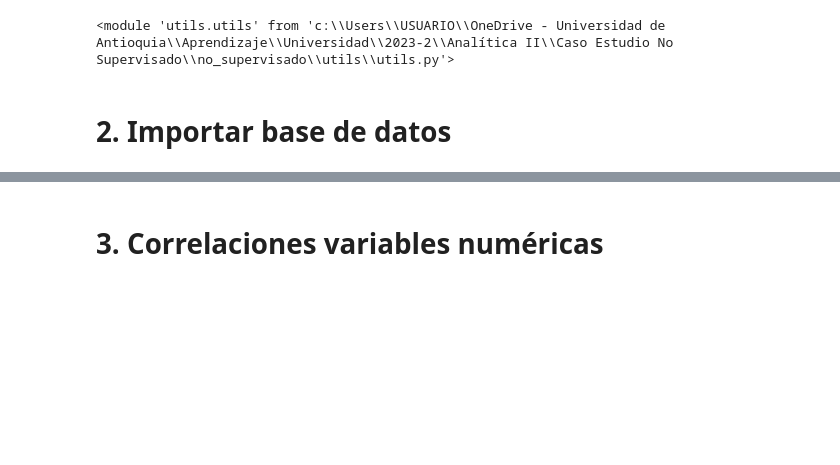
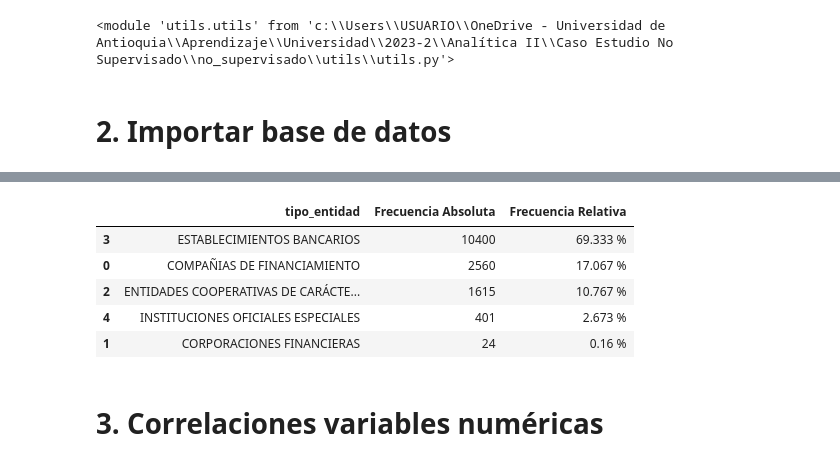
Before and after one commit to AlexanderBedoyaC/no_supervisado, a Jupyter notebook: 2. Análisis de Correlaciones.ipynb, the cells around one changed output, grey strips where cells are left out. Saved outputs shown, nothing was run; the diff lists cells and outputs as text; code cells hidden in the pictures; blank space fills up the shorter version.

```diff
--- a/2. Análisis de Correlaciones.ipynb
+++ b/2. Análisis de Correlaciones.ipynb
@@ -32,3 +45,12 @@ df['fecha_corte'] = pd.to_datetime(df['fecha_corte'])
+# %%
+utils.univariado_barras(df, 'tipo_entidad', orientation='h')
+# %% [output]
+|  | tipo_entidad | Frecuencia Absoluta | Frecuencia Relativa |
+| 3 | ESTABLECIMIENTOS BANCARIOS | 10400 | 69.333 % |
+| 0 | COMPAÑIAS DE FINANCIAMIENTO | 2560 | 17.067 % |
+| 2 | ENTIDADES COOPERATIVAS DE CARÁCTE... | 1615 | 10.767 % |
+| 4 | INSTITUCIONES OFICIALES ESPECIALES | 401 | 2.673 % |
+| 1 | CORPORACIONES FINANCIERAS | 24 | 0.16 % |
 # %% [markdown]
 # 3. Correlaciones variables numéricas
 # %%
```
Also changed, not shown: parts of 13 cells of this notebook, 7 other files.
